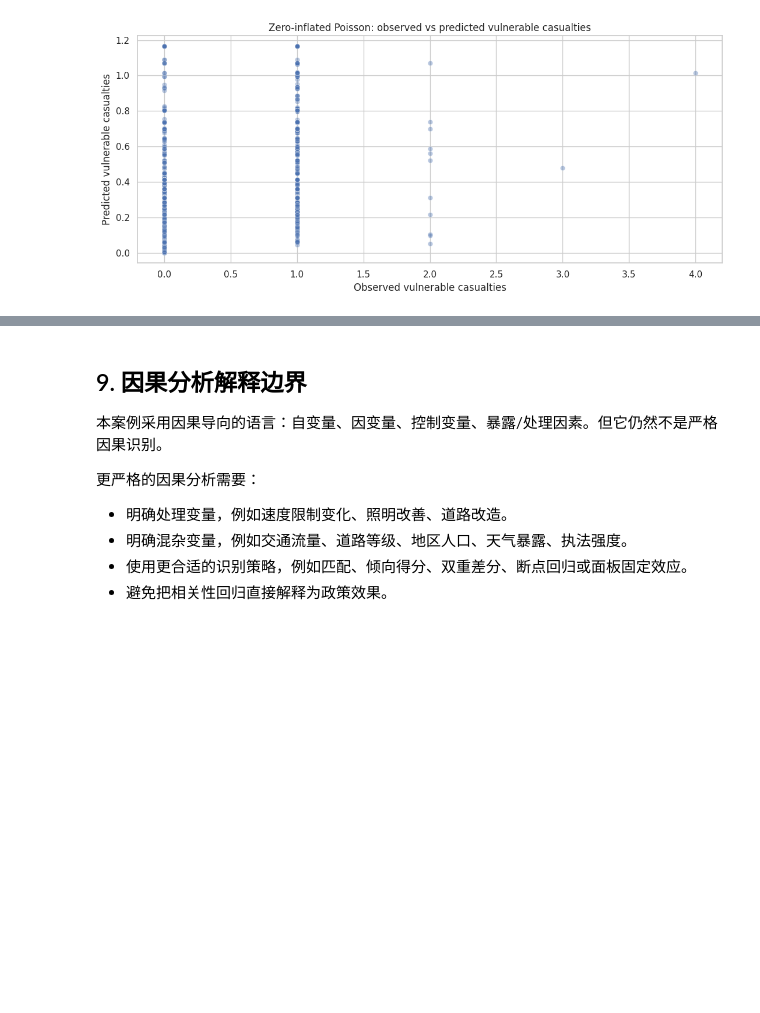
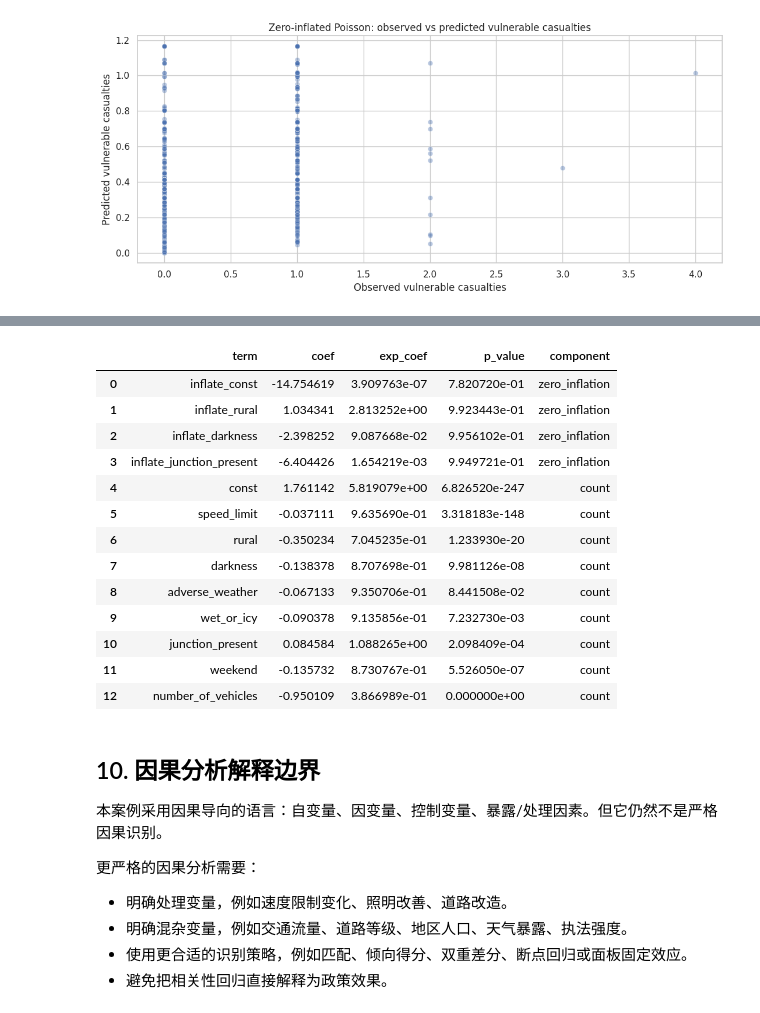
Before and after one commit to lilinchao/traffic-book-practice, a Jupyter notebook: notebooks/chapter-04/traffic_accident_panel_analysis.ipynb, the cells around one changed output, grey strips where cells are left out. Cells and saved outputs as stored; diff of their text form; code cells hidden in the pictures; blank space fills up the shorter version.

```diff
--- a/notebooks/chapter-04/traffic_accident_panel_analysis.ipynb
+++ b/notebooks/chapter-04/traffic_accident_panel_analysis.ipynb
@@ -303,0 +312,12 @@ plt.tight_layout()
+# %%
+RESULTS_DIR = ROOT / "data" / "results" / "chapter-04"
+RESULTS_DIR.mkdir(parents=True, exist_ok=True)
+
+logit_table = pd.DataFrame({
+    "term": logit_model.params.index,
+    "coef": logit_model.params.values,
+    "odds_ratio": np.exp(logit_model.params.values),
+    "p_value": logit_model.pvalues.values,
+})
+logit_table.to_csv(RESULTS_DIR / "logistic_regression_odds_ratios.csv", index=False)
+logit_table
@@ -304,5 +405,30 @@ plt.tight_layout()
+# %%
+zip_params = pd.DataFrame({
+    "term": zip_model.params.index,
+    "coef": zip_model.params.values,
+    "exp_coef": np.exp(zip_model.params.values),
+    "p_value": zip_model.pvalues.values,
+})
+zip_params["component"] = np.where(zip_params["term"].str.startswith("inflate_"), "zero_inflation", "count")
+zip_params.to_csv(RESULTS_DIR / "zero_inflated_poisson_results.csv", index=False)
+zip_params
+# %% [output]
+|  | term | coef | exp_coef | p_value | component |
+| 0 | inflate_const | -14.754619 | 3.909763e-07 | 7.820720e-01 | zero_inflation |
+| 1 | inflate_rural | 1.034341 | 2.813252e+00 | 9.923443e-01 | zero_inflation |
+| 2 | inflate_darkness | -2.398252 | 9.087668e-02 | 9.956102e-01 | zero_inflation |
+| 3 | inflate_junction_present | -6.404426 | 1.654219e-03 | 9.949721e-01 | zero_inflation |
+| 4 | const | 1.761142 | 5.819079e+00 | 6.826520e-247 | count |
+| 5 | speed_limit | -0.037111 | 9.635690e-01 | 3.318183e-148 | count |
+| 6 | rural | -0.350234 | 7.045235e-01 | 1.233930e-20 | count |
+| 7 | darkness | -0.138378 | 8.707698e-01 | 9.981126e-08 | count |
+| 8 | adverse_weather | -0.067133 | 9.350706e-01 | 8.441508e-02 | count |
+| 9 | wet_or_icy | -0.090378 | 9.135856e-01 | 7.232730e-03 | count |
+| 10 | junction_present | 0.084584 | 1.088265e+00 | 2.098409e-04 | count |
+| 11 | weekend | -0.135732 | 8.730767e-01 | 5.526050e-07 | count |
+| 12 | number_of_vehicles | -0.950109 | 3.866989e-01 | 0.000000e+00 | count |
 # %% [markdown]
-## 9. 因果分析解释边界
+## 10. 因果分析解释边界
 
 本案例采用因果导向的语言：自变量、因变量、控制变量、暴露/处理因素。但它仍然不是严格因果识别。
 
```
Also changed, not shown: parts of 10 cells of this notebook, 17 other files.
